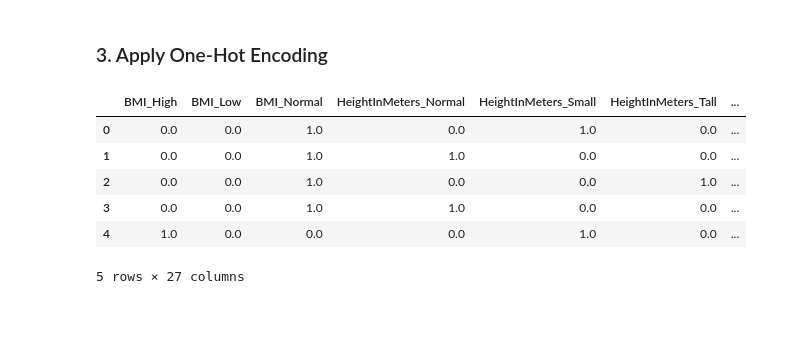
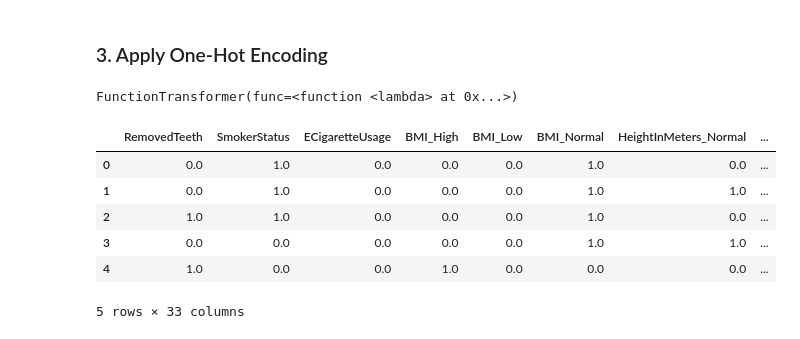
Before and after one commit to RanArino/Course_Projects, a Jupyter notebook: BDA700_HealthAnalytics/Assignment02/Reports.ipynb, the cells around one changed output. Saved outputs shown, nothing was run; the diff lists cells and outputs as text; code cells hidden in the pictures.

```diff
--- a/BDA700_HealthAnalytics/Assignment02/Reports.ipynb
+++ b/BDA700_HealthAnalytics/Assignment02/Reports.ipynb
@@ -444,7 +441,27 @@ df_selected.loc[:, 'PhysicalHealthDays'] = df_selected['PhysicalHealthDays'].app
 # Categorize MentalHealthDays
 df_selected.loc[:, 'MentalHealthDays'] = df_selected['MentalHealthDays'].apply(lambda x: 0 if x == 0 else 1)
 
-df_selected[['BMI', 'HeightInMeters', 'SleepHours', 'PhysicalHealthDays', 'MentalHealthDays']].head()
+# Categorize AgeCategory
+df_selected.loc[:, 'AgeCategory'] = pd.cut(
+    df_selected['AgeCategory'],
+    bins=[0, 4, 9, float('inf')],
+    labels=['Young', 'Middle', 'Senior']
+)
+# Categorize GeneralHealth
+dict1_reverse = {5: 'Excellent', 4: 'Very good', 3: 'Good', 2: 'Fair', 1: 'Poor'}  # Reverse the mapping for GeneralHealth
+df_selected.loc[:, 'GeneralHealth'] = df_selected['GeneralHealth'].map(dict1_reverse).fillna(df_selected['GeneralHealth'])
+
+
+### Ordering Variables to categorical
+# RemovedTeeth
+df_selected.loc[:, 'RemovedTeeth'] = df_selected['RemovedTeeth'].apply(lambda x: 'No' if x == 1 else 'Yes')
+# SmokerStatus
+df_selected.loc[:, 'SmokerStatus'] = df_selected['SmokerStatus'].apply(lambda x: 'No' if x == 1 else 'Yes')
+# ECigaretteUsage
+df_selected.loc[:, 'ECigaretteUsage'] = df_selected['ECigaretteUsage'].apply(lambda x: 'No' if x == 1 else 'Yes')
+#
+
+df_selected.head()
 # %% [output]
 Length: 246022
 Categories (3, object): ['Low' < 'Normal' < 'High']' has dtype incompatible with float64, please explicitly cast to a compatible dtype first.
@@ -464,14 +484,18 @@ Categories (3, object): ['Short' < 'Normal' < 'Long']' has dtype incompatible wi
 # %%
 # Select object type columns excluding 'HadHeartAttack'
-object_columns = df_selected[['BMI', 'HeightInMeters', 'SleepHours', 'PhysicalHealthDays', 'MentalHealthDays']].columns
+feature_columns = [col for col in df_selected.columns if col != 'HadHeartAttack']
+
+# Display the selected columns
+print("Selected object columns (excluding 'HadHeartAttack'):")
+print(feature_columns)
 
 # Determine the layout of the subplots
-num_cols = 2  # Number of columns in the subplot grid
-num_rows = (len(object_columns) + num_cols - 1) // num_cols  # Calculate required rows
+num_cols = 3  # Number of columns in the subplot grid
+num_rows = (len(feature_columns) + num_cols - 1) // num_cols  # Calculate required rows
 
 plt.figure(figsize=(15, num_rows * 5))  # Increased figure size for better readability
 
-for i, col in enumerate(object_columns, 1):
+for i, col in enumerate(feature_columns, 1):
     plt.subplot(num_rows, num_cols, i)
 
     # Create a cross-tabulation of the current column and HadHeartAttack with counts
@@ -502,5 +528,22 @@ plt.show()
 # %% [markdown]
 ### 3. Apply One-Hot Encoding
+# %%
+from sklearn.preprocessing import OneHotEncoder
+from sklearn.compose import ColumnTransformer
+from sklearn.preprocessing import FunctionTransformer
+
+# Identify categorical columns
+categorical_columns = df_selected.select_dtypes(include=['object', 'category']).columns.tolist()
+
+# Identify binary and multi-category categorical columns
+binary_columns = [col for col in categorical_columns if df_selected[col].nunique() == 2]
+multi_category_columns = [col for col in categorical_columns if df_selected[col].nunique() > 2]
+
+# Define a transformer to map binary categorical variables to 0 and 1
+binary_transformer = FunctionTransformer(lambda x: x.map({'No': 0, 'Yes': 1}), validate=False)
+binary_transformer
+# %% [output]
+FunctionTransformer(func=<function <lambda> at 0x...>)
 # %%
 # Apply one-hot encoding to the categorical columns
 
@@ -516,7 +559,10 @@ binary_columns = [col for col in categorical_columns if df_selected[col].nunique
 multi_category_columns = [col for col in categorical_columns if df_selected[col].nunique() > 2]
 
 # Define a transformer to map binary categorical variables to 0 and 1
-binary_transformer = FunctionTransformer(lambda x: x.map({'No': 0, 'Yes': 1}))
+def map_binary(x):
+    return x.replace({'No': 0, 'Yes': 1})
+
+binary_transformer = FunctionTransformer(map_binary, validate=False)
 
 # Define OneHotEncoder for multi-category categorical variables
 onehot_encoder = OneHotEncoder(sparse_output=False, handle_unknown='ignore')
@@ -524,45 +570,40 @@ onehot_encoder = OneHotEncoder(sparse_output=False, handle_unknown='ignore')
 # Create ColumnTransformer to apply transformations
 preprocessor = ColumnTransformer(
     transformers=[
         ('binary', binary_transformer, binary_columns),
         ('onehot', onehot_encoder, multi_category_columns)
     ],
     remainder='passthrough'
 )
 
 # Apply the transformations to the data
 df_encoded = preprocessor.fit_transform(df_selected)
 
 # Get the names of the new one-hot encoded columns
 onehot_feature_names = preprocessor.named_transformers_['onehot'].get_feature_names_out(multi_category_columns)
 
 # Combine binary column names and one-hot encoded column names
 encoded_columns = binary_columns + list(onehot_feature_names)
 
 # Add remaining non-categorical columns
 non_categorical_columns = [col for col in df_selected.columns if col not in categorical_columns]
 encoded_columns += non_categorical_columns
 
 # Create a new DataFrame with the encoded features
 df_encoded = pd.DataFrame(df_encoded, columns=encoded_columns)
 
 # Add the target variable to the dataframe
 df_encoded['HadHeartAttack'] = df_num['HadHeartAttack']
 
-# If 'HadHeartAttack' is in the DataFrame and is binary, map it to 0 and 1
-if 'HadHeartAttack' in df_encoded.columns:
-    df_encoded['HadHeartAttack'] = df_encoded['HadHeartAttack'].map({'No': 0, 'Yes': 1})
-
-
 df_encoded.head()
 # %% [output]
-|  | BMI_High | BMI_Low | BMI_Normal | HeightInMeters_Normal | HeightInMeters_Small | HeightInMeters_Tall | ... |
-| 0 | 0.0 | 0.0 | 1.0 | 0.0 | 1.0 | 0.0 | ... |
-| 1 | 0.0 | 0.0 | 1.0 | 1.0 | 0.0 | 0.0 | ... |
-| 2 | 0.0 | 0.0 | 1.0 | 0.0 | 0.0 | 1.0 | ... |
-| 3 | 0.0 | 0.0 | 1.0 | 1.0 | 0.0 | 0.0 | ... |
-| 4 | 1.0 | 0.0 | 0.0 | 0.0 | 1.0 | 0.0 | ... |
+|  | RemovedTeeth | SmokerStatus | ECigaretteUsage | BMI_High | BMI_Low | BMI_Normal | HeightInMeters_Normal | ... |
+| 0 | 0.0 | 1.0 | 0.0 | 0.0 | 0.0 | 1.0 | 0.0 | ... |
+| 1 | 0.0 | 1.0 | 0.0 | 0.0 | 0.0 | 1.0 | 1.0 | ... |
+| 2 | 1.0 | 1.0 | 0.0 | 0.0 | 0.0 | 1.0 | 0.0 | ... |
+| 3 | 0.0 | 0.0 | 0.0 | 0.0 | 0.0 | 1.0 | 1.0 | ... |
+| 4 | 1.0 | 0.0 | 0.0 | 1.0 | 0.0 | 0.0 | 0.0 | ... |
-5 rows × 27 columns
+5 rows × 33 columns
 # %%
 # Define features and target from df_encoded
 X = df_encoded.drop('HadHeartAttack', axis=1)
```
Also changed, not shown: parts of 15 cells of this notebook.
